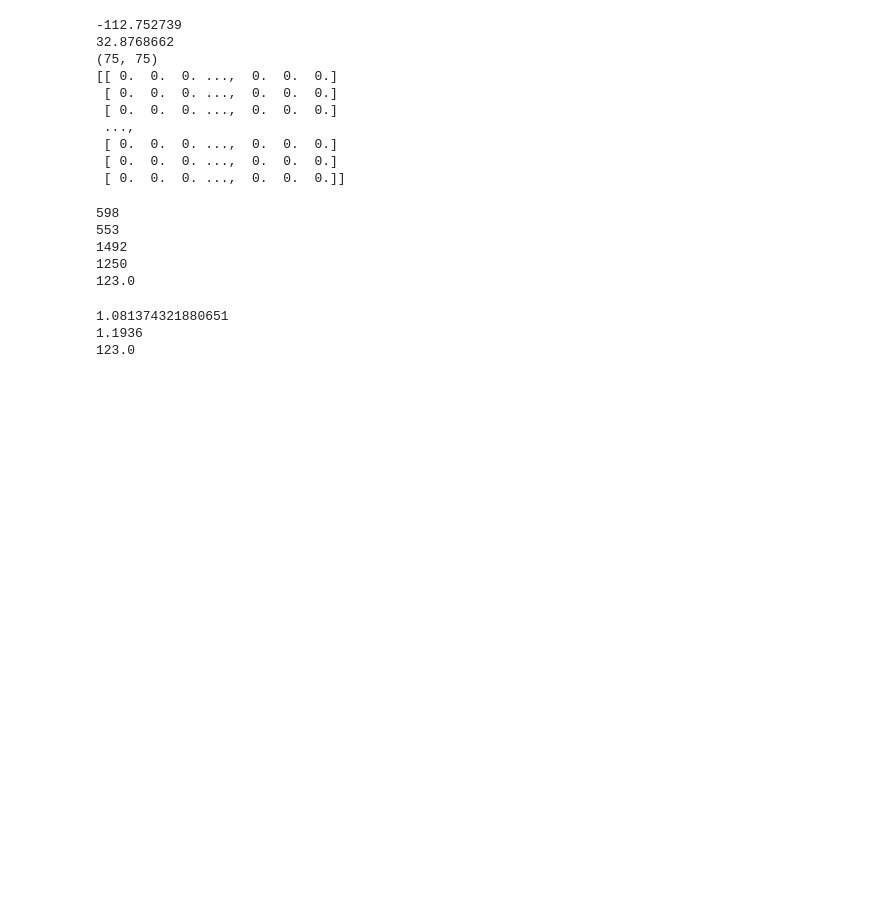
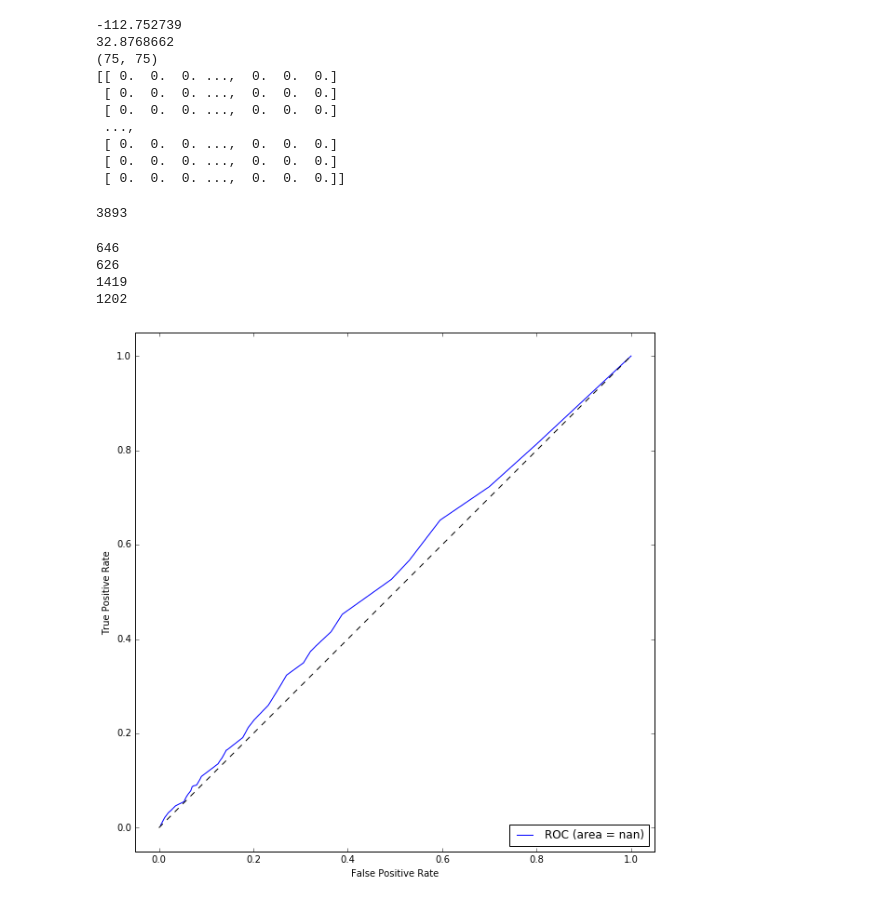
Before and after one commit to rbridges/yelp, a Jupyter notebook: explore_nicky.ipynb, the cells around one changed output. Saved outputs shown, nothing was run; the diff lists cells and outputs as text; code cells hidden in the pictures; blank space fills up the shorter version.

Commit message:
roc curve added

```diff
--- a/explore_nicky.ipynb
+++ b/explore_nicky.ipynb
@@ -281,40 +285,50 @@ print(heatmap)
+# %%
+len(data)
+# %% [output]
+3893
 # %%
 import math
 
-num_pcorrect = 0;
-num_pwrong = 0;
+sens = [];
+spec = [];
 
-num_dcorrect = 0;
-num_dwrong = 0;
-
-for index, row in rest_data_df.iterrows():
-    if row['state'] == "AZ" and 'Restaurants' in row['categories'] and row['review_count'] > 33:
-        if heatmap[int(math.ceil((row['longitude'] - min(hdx))/((max(hdx)-min(hdx))/75)) - 1), int(math.floor((row['latitude'] - min(hdy))/((max(hdy)-min(hdy))/75)) - 1)] > 10:
+for i in range(0,123,1):
+    num_tp = 0;
+    num_fp = 0;
+    num_fn = 0;
+    num_tn = 0;
+    for index, row in data.iterrows():
+        if heatmap[int(math.ceil((row['longitude'] - min(hdx))/((max(hdx)-min(hdx))/75)) - 1), int(math.floor((row['latitude'] - min(hdy))/((max(hdy)-min(hdy))/75)) - 1)] >= i:
             if row['stars'] >= 3.6:
-                num_pcorrect += 1;
+                num_tp += 1;
             else:
-                num_pwrong += 1;
+                num_fp += 1;
         else:
             if row['stars'] < 3.6:
-                num_dcorrect += 1;
+                num_tn += 1;
             else:
-                num_dwrong += 1;
-
-print(num_pcorrect)
-print(num_pwrong)
-print(num_dcorrect)
-print(num_dwrong)
-print(np.amax(heatmap))
+                num_fn += 1;
+    sens.append(num_tp / (num_tp + num_fn))
+    spec.append(num_fp / (num_fp + num_tn))
-# %% [output]
-598
-553
-1492
-1250
-123.0
 # %%
-print(num_pcorrect/num_pwrong)
-print(num_dcorrect/num_dwrong)
+print(num_pcorrect)
+print(num_pwrong)
+print(num_dcorrect)
+print(num_dwrong)
 # %% [output]
-1.081374321880651
-1.1936
-123.0
+646
+626
+1419
+1202
+# %%
+
+
+plt.plot(spec, sens,label='ROC (area = %0.3f)' % roc_auc);
+plt.plot([0, 1], [0, 1], 'k--')
+plt.ylabel('True Positive Rate');
+plt.xlabel('False Positive Rate');
+plt.xlim([-0.05, 1.05]);
+plt.ylim([-0.05, 1.05]);
+plt.legend(loc="lower right");
+# %% [output]
+[figure, added]
```
Also changed, not shown: parts of 3 cells of this notebook.
